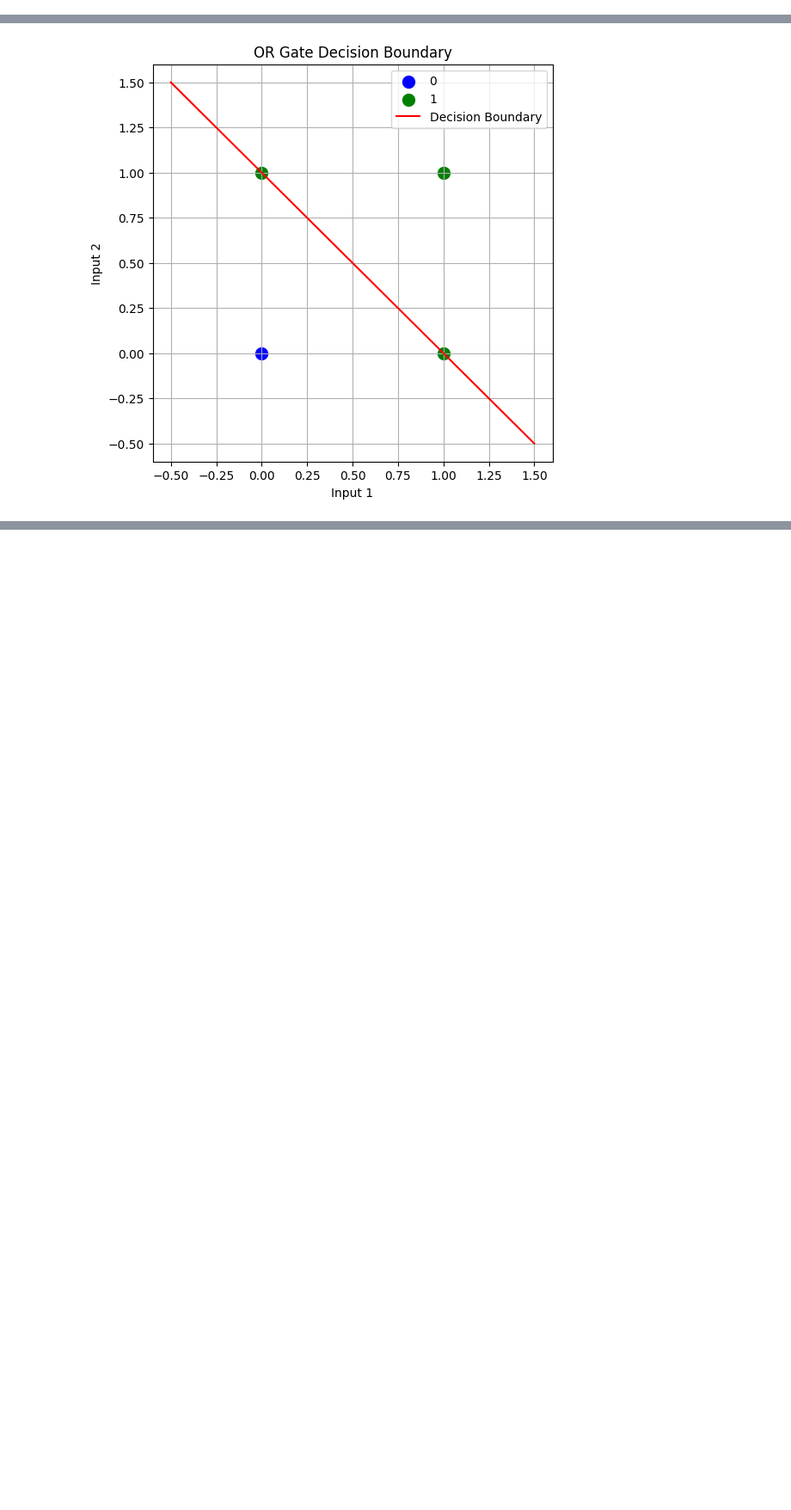
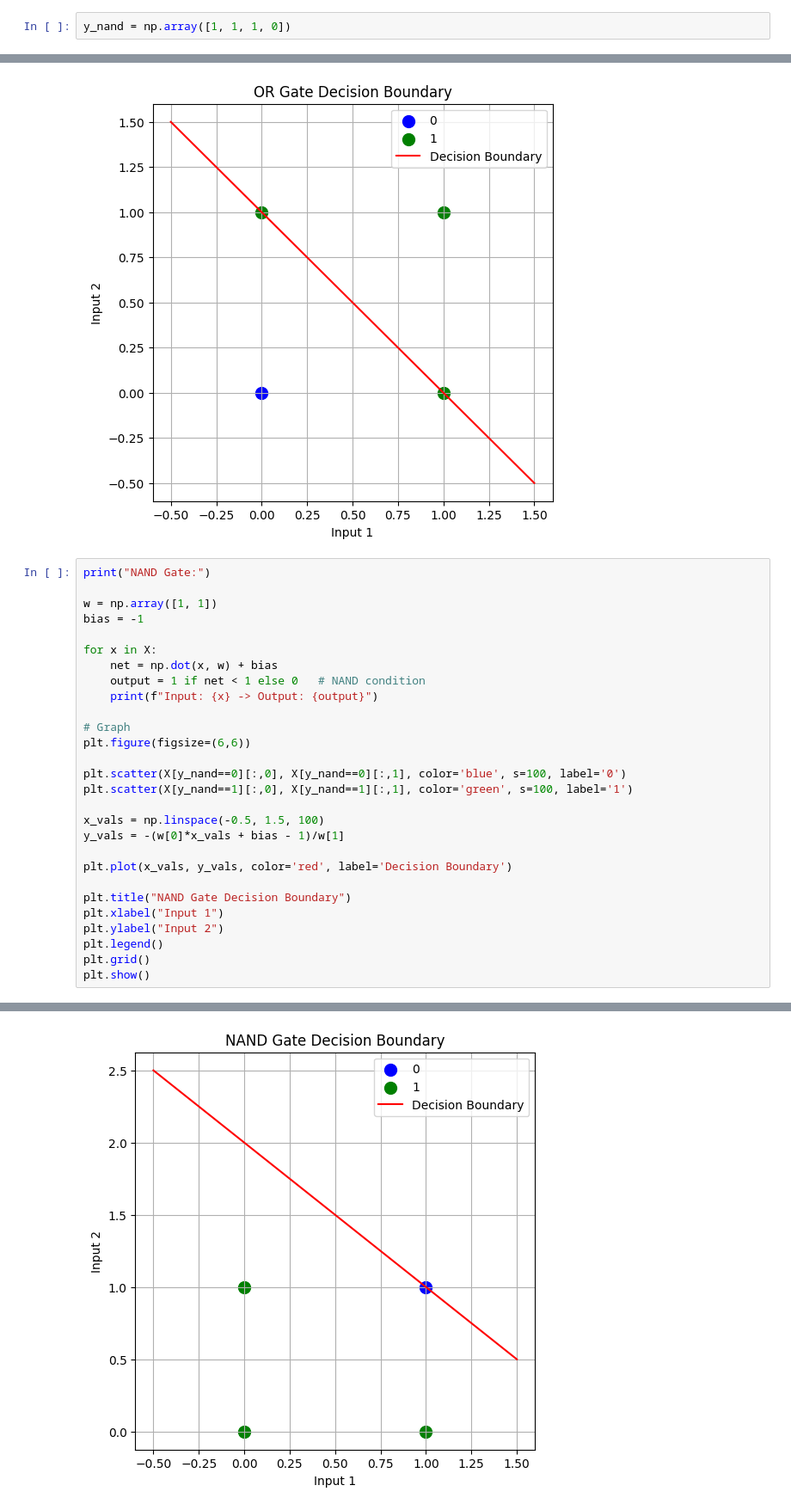
Before and after one commit to Janmeshree/ML-PRACS, a Jupyter notebook: ML_MCCULLOCHPITTS.ipynb, the cells around one changed output, grey strips where cells are left out. Shown at 86% size. Saved outputs shown, nothing was run; the diff lists cells and outputs as text; blank space fills up the shorter version.

Commit message:
Added McCulloch Pitts Model (AND, OR, NAND) Notebook

```diff
--- a/ML_MCCULLOCHPITTS.ipynb
+++ b/ML_MCCULLOCHPITTS.ipynb
@@ -15,6 +15,8 @@ X = np.array([
 y_and = np.array([0, 0, 0, 1])
 # %%
 y_or = np.array([0, 1, 1, 1])
+# %%
+y_nand = np.array([1, 1, 1, 0])
 # %%
 print("AND Gate:")
 
@@ -85,3 +87,32 @@ Input: [0 1] -> Output: 1
 Input: [1 0] -> Output: 1
 Input: [1 1] -> Output: 1
 [figure]
+# %%
+print("NAND Gate:")
+
+w = np.array([1, 1])
+bias = -1
+
+for x in X:
+    net = np.dot(x, w) + bias
+    output = 1 if net < 1 else 0   # NAND condition
+    print(f"Input: {x} -> Output: {output}")
+
+# Graph
+plt.figure(figsize=(6,6))
+
+plt.scatter(X[y_nand==0][:,0], X[y_nand==0][:,1], color='blue', s=100, label='0')
+plt.scatter(X[y_nand==1][:,0], X[y_nand==1][:,1], color='green', s=100, label='1')
+
+x_vals = np.linspace(-0.5, 1.5, 100)
+y_vals = -(w[0]*x_vals + bias - 1)/w[1]
+
+plt.plot(x_vals, y_vals, color='red', label='Decision Boundary')
+
+plt.title("NAND Gate Decision Boundary")
+plt.xlabel("Input 1")
+plt.ylabel("Input 2")
+plt.legend()
+plt.grid()
+plt.show()
+# %% [output]
@@ -87,0 +124 @@ Input: [1 1] -> Output: 1
+[figure, added]
```
Also changed, not shown: parts of 1 cell of this notebook.
